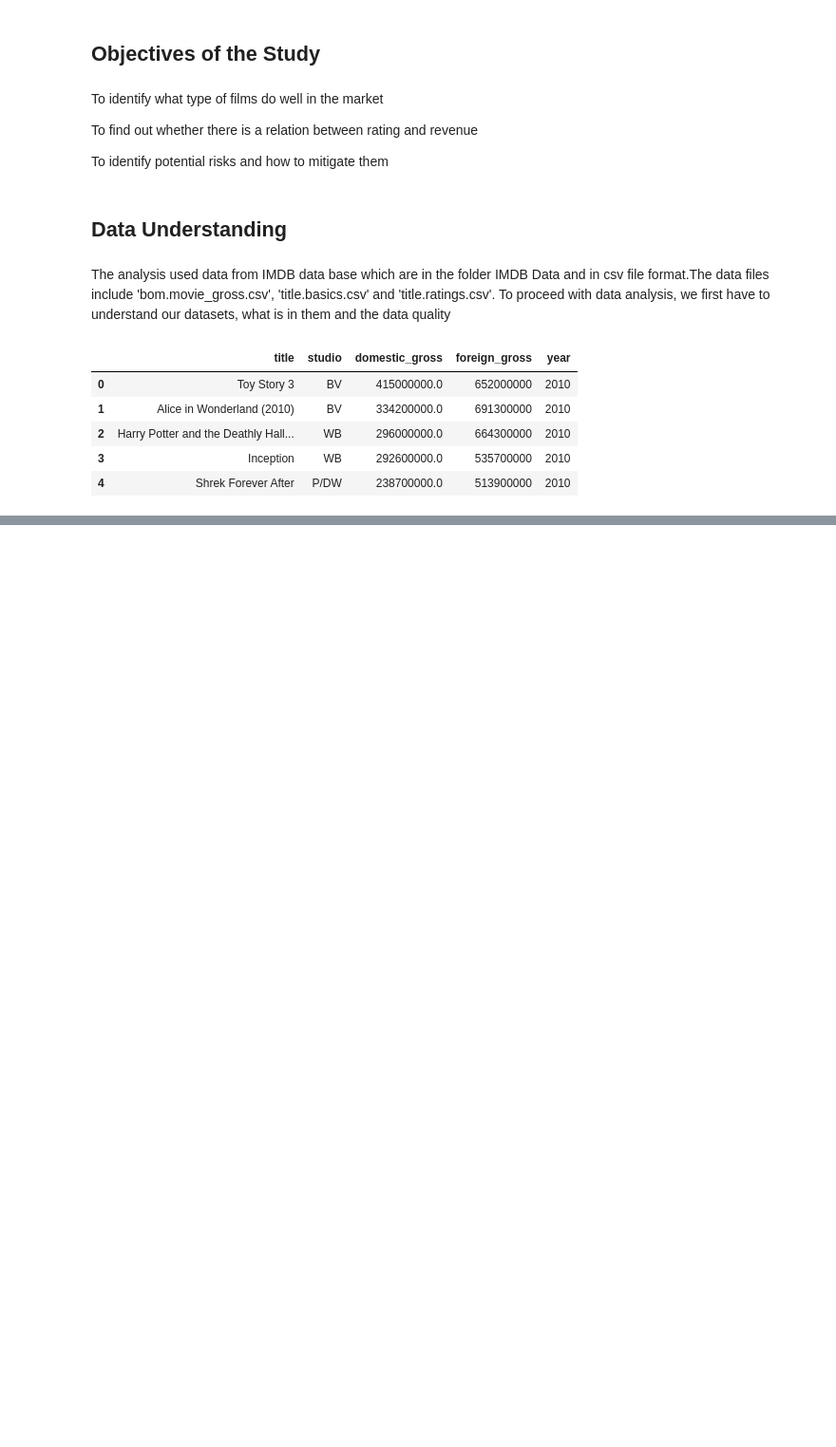
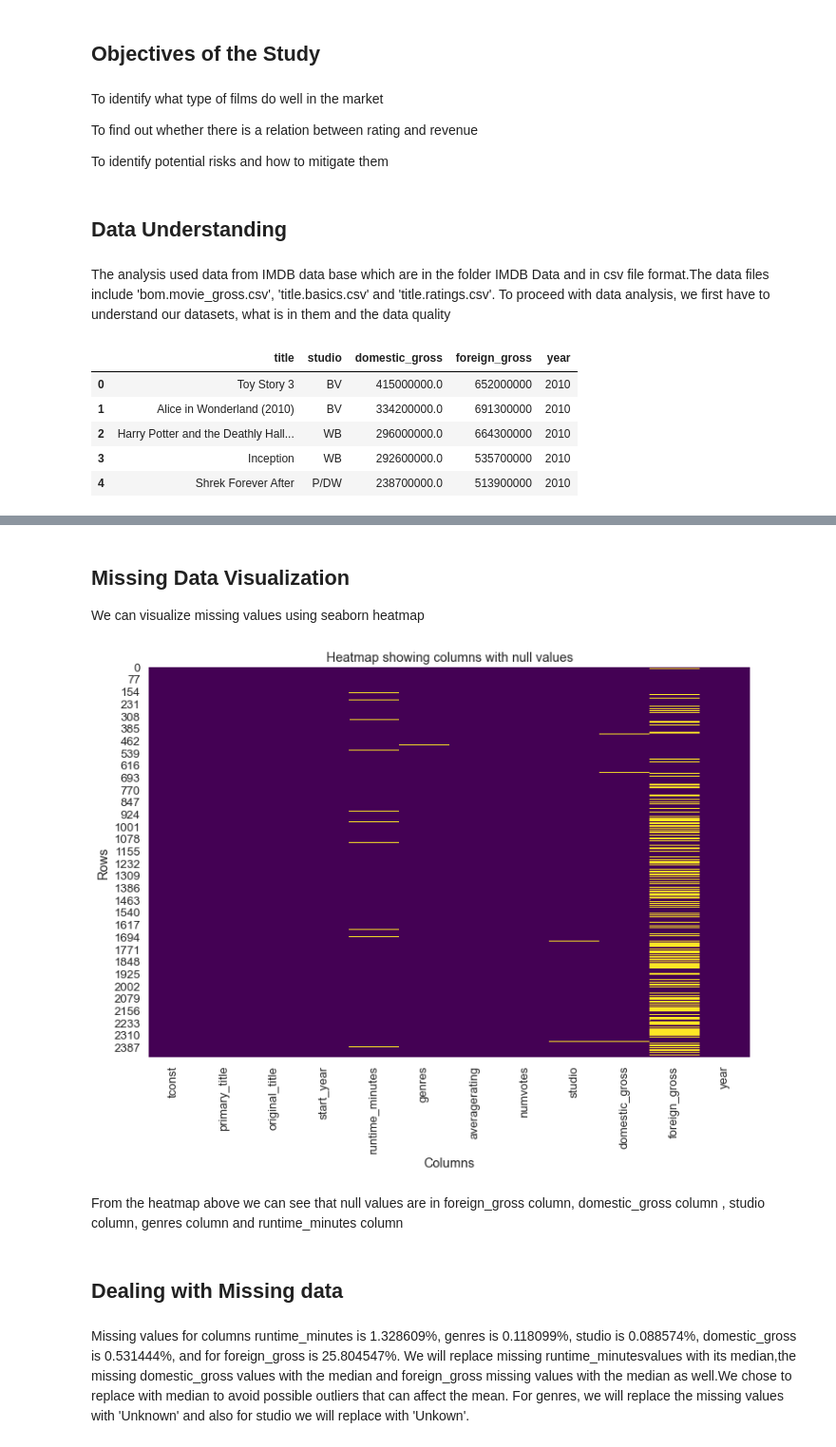
Before and after one commit to Trixiemoek/dsc-phase-1-project, a Jupyter notebook: student.ipynb, the cells around one changed output, grey strips where cells are left out. Shown at 95% size. Cells and saved outputs as stored; diff of their text form; code cells hidden in the pictures; blank space fills up the shorter version.

```diff
--- a/student.ipynb
+++ b/student.ipynb
@@ -148,0 +76,4 @@ dtype: int64
+# %%
+#merging df2 and df3 on 'tconst'
+df2_and_df3 = pd.merge(df2,df3, on ='tconst', how='inner')
+df2_and_df3
@@ -148,0 +98,6 @@ dtype: int64
+# %%
+df1.rename(columns={'title': 'original_title'}, inplace=True)
+# %%
+#merging df2_and_df3 and df1 on 'title'
+merged_df=pd.merge(df2_and_df3, df1, on= 'original_title', how='inner')
+merged_df
@@ -148,0 +118,3 @@ dtype: int64
+# %%
+#Assign merged_df to the variable Data
+data=merged_df
@@ -148,0 +221,22 @@ dtype: int64
+# %% [markdown]
+## Missing Data Visualization
+We can visualize missing values using seaborn heatmap
+# %%
+# set figure size
+plt.figure(figsize=(12, 8))
+# adjust font scale
+sns.set(font_scale=1.2)
+sns.heatmap(data.isnull(),  cbar=False, cmap='viridis', )
+#set labels
+plt.title('Heatmap showing columns with null values')
+plt.xlabel('Columns')
+plt.ylabel('Rows')
+plt.show()
+# %% [output]
+[figure, added]
+# %% [markdown]
+From the heatmap above we can see that null values are in foreign_gross column, domestic_gross column , studio column, genres column and runtime_minutes column
+# %% [markdown]
+## Dealing with Missing data
+# %% [markdown]
+Missing values for columns runtime_minutes is 1.328609%, genres is 0.118099%, studio is 0.088574%, domestic_gross is  0.531444%, and for foreign_gross is 25.804547%. We will replace missing runtime_minutesvalues with its median,the missing domestic_gross values with the median and foreign_gross missing values with the median as well.We chose to replace with median to avoid possible outliers that can affect the mean. For genres, we will replace the missing values with 'Unknown' and also for studio we will replace with 'Unkown'.
```
Also changed, not shown: parts of 25 cells of this notebook.
